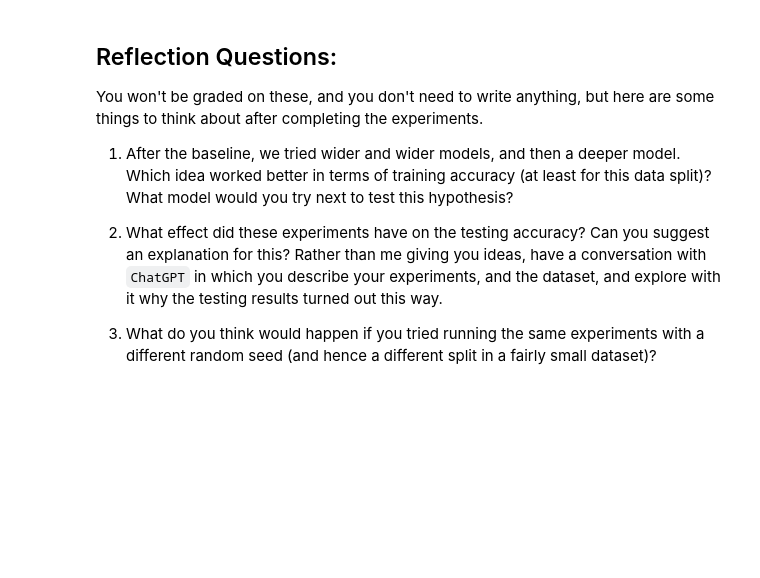
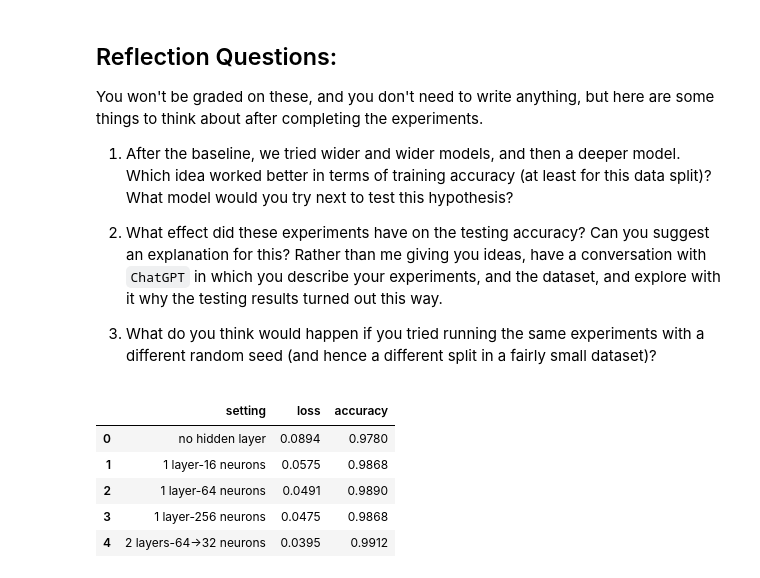
Before and after one commit to raffwh/dx703_hw, a Jupyter notebook: notebooks/Homework_01.ipynb, the cells around one changed output. Cells and saved outputs as stored; diff of their text form; code cells hidden in the pictures; blank space fills up the shorter version.

```diff
--- a/notebooks/Homework_01.ipynb
+++ b/notebooks/Homework_01.ipynb
@@ -788,3 +788,42 @@ You won't be graded on these, and you don't need to write anything, but here are
 2. What effect did these experiments have on the testing accuracy?  Can you suggest an explanation for this? Rather than me giving you ideas, have a conversation with `ChatGPT` in which you describe your experiments, and the dataset, and explore with it why the testing results turned out this way.
 
 3. What do you think would happen if you tried running the same experiments with a different random seed (and hence a different split in a fairly small dataset)?
+# %%
+all_loss = [
+    model_baseline_hx.history["loss"][-1],
+    model_p2_hx.history["loss"][-1],
+    model_p3_hx.history["loss"][-1],
+    model_p4_hx.history["loss"][-1],
+    model_p5_hx.history["loss"][-1],
+]
+
+all_acc = [
+    model_baseline_hx.history["accuracy"][-1],
+    model_p2_hx.history["accuracy"][-1],
+    model_p3_hx.history["accuracy"][-1],
+    model_p4_hx.history["accuracy"][-1],
+    model_p5_hx.history["accuracy"][-1],
+]
+
+all_set = [
+    'no hidden layer',
+    '1 layer-16 neurons',
+    '1 layer-64 neurons',
+    '1 layer-256 neurons',
+    '2 layers-64->32 neurons',
+]
+
+comparing_results = pd.DataFrame({
+        "setting": all_set,
+        "loss": all_loss,
+        "accuracy": all_acc
+})
+
+display(comparing_results.round(4))
+# %% [output]
+|  | setting | loss | accuracy |
+| 0 | no hidden layer | 0.0894 | 0.9780 |
+| 1 | 1 layer-16 neurons | 0.0575 | 0.9868 |
+| 2 | 1 layer-64 neurons | 0.0491 | 0.9890 |
+| 3 | 1 layer-256 neurons | 0.0475 | 0.9868 |
+| 4 | 2 layers-64->32 neurons | 0.0395 | 0.9912 |
```
